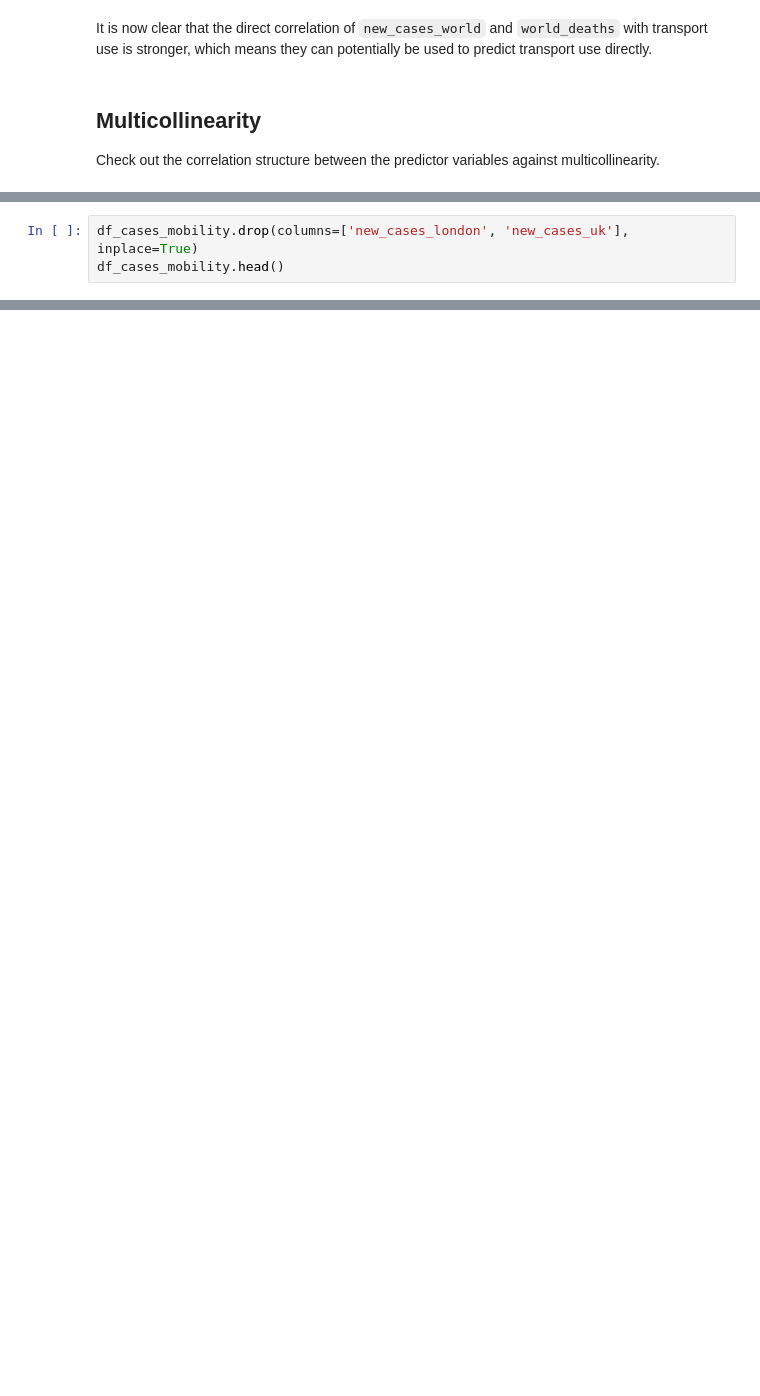
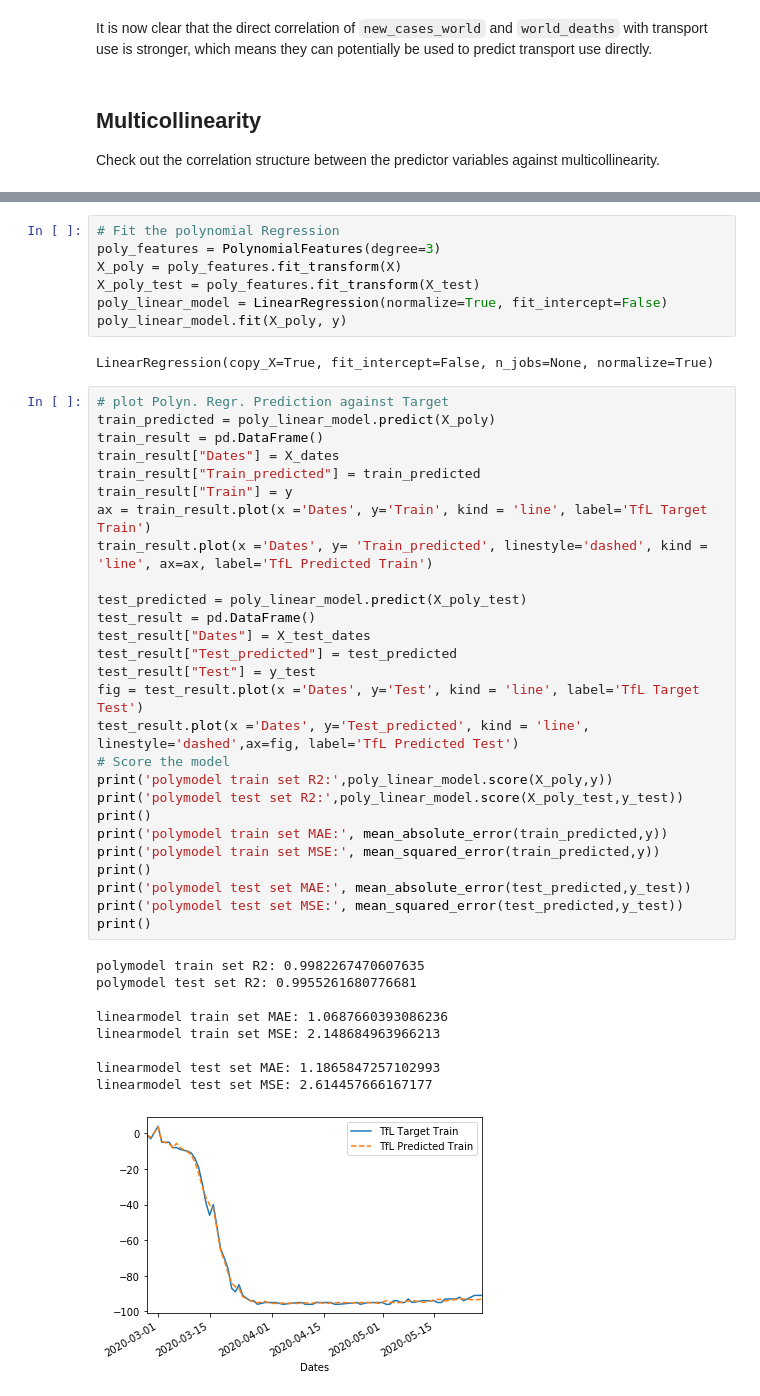
Before and after one commit to IuliiaZaitova/COVID_Prediction_London_National_Transport_Use, a Jupyter notebook: UK_transport.ipynb, the cells around one changed output, grey strips where cells are left out. Drawn from its saved outputs; the diff is of its cells as text; blank space fills up the shorter version.

```diff
--- a/UK_transport.ipynb
+++ b/UK_transport.ipynb
@@ -713,3 +754,0 @@ Name: new_cases_london, dtype: float64
-# %%
-df_cases_mobility.drop(columns=['new_cases_london', 'new_cases_uk'], inplace=True)
-df_cases_mobility.head()
@@ -748,0 +778,46 @@ The graph shows no huge spikes that mark significant outliers in the data. There
+# %%
+# Fit the polynomial Regression
+poly_features = PolynomialFeatures(degree=3)
+X_poly = poly_features.fit_transform(X)
+X_poly_test = poly_features.fit_transform(X_test)
+poly_linear_model = LinearRegression(normalize=True, fit_intercept=False)
+poly_linear_model.fit(X_poly, y)
+# %% [output]
+LinearRegression(copy_X=True, fit_intercept=False, n_jobs=None, normalize=True)
+# %%
+# plot Polyn. Regr. Prediction against Target
+train_predicted = poly_linear_model.predict(X_poly)
+train_result = pd.DataFrame()
+train_result["Dates"] = X_dates
+train_result["Train_predicted"] = train_predicted
+train_result["Train"] = y
+ax = train_result.plot(x ='Dates', y='Train', kind = 'line', label='TfL Target Train')
+train_result.plot(x ='Dates', y= 'Train_predicted', linestyle='dashed', kind = 'line', ax=ax, label='TfL Predicted Train')
+
+test_predicted = poly_linear_model.predict(X_poly_test)
+test_result = pd.DataFrame()
+test_result["Dates"] = X_test_dates
+test_result["Test_predicted"] = test_predicted
+test_result["Test"] = y_test
+fig = test_result.plot(x ='Dates', y='Test', kind = 'line', label='TfL Target Test')
+test_result.plot(x ='Dates', y='Test_predicted', kind = 'line', linestyle='dashed',ax=fig, label='TfL Predicted Test')
+# Score the model
+print('polymodel train set R2:',poly_linear_model.score(X_poly,y))
+print('polymodel test set R2:',poly_linear_model.score(X_poly_test,y_test))
+print()
+print('polymodel train set MAE:', mean_absolute_error(train_predicted,y))
+print('polymodel train set MSE:', mean_squared_error(train_predicted,y))
+print()
+print('polymodel test set MAE:', mean_absolute_error(test_predicted,y_test))
+print('polymodel test set MSE:', mean_squared_error(test_predicted,y_test))
+print()
+# %% [output]
+polymodel train set R2: 0.9982267470607635
+polymodel test set R2: 0.9955261680776681
+
+linearmodel train set MAE: 1.0687660393086236
+linearmodel train set MSE: 2.148684963966213
+
+linearmodel test set MAE: 1.1865847257102993
+linearmodel test set MSE: 2.614457666167177
+[figure, added]
```
Also changed, not shown: parts of 29 cells of this notebook.
